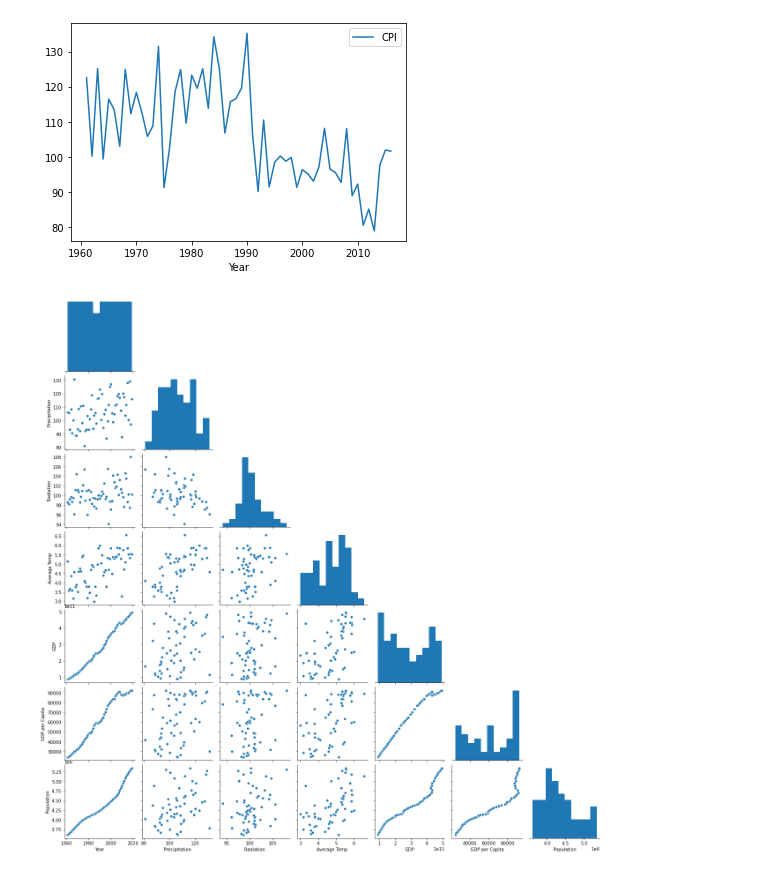
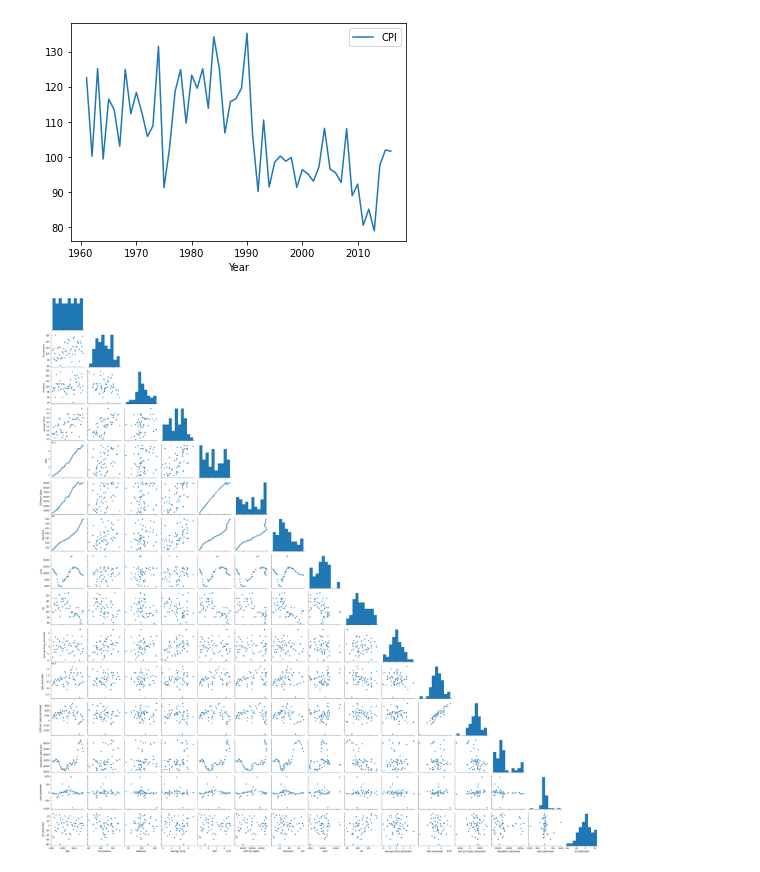
Before and after one commit to LuukOudshoorn25/MultivariateEconometrics, a Jupyter notebook: Multivariate Econometrics.ipynb, the cells around one changed output. Drawn from its saved outputs; the diff is of its cells as text; code cells hidden in the pictures.

```diff
--- a/Multivariate Econometrics.ipynb
+++ b/Multivariate Econometrics.ipynb
@@ -8,7 +8,7 @@ import pandas as pd
 import seaborn as sns
 from statsmodels.tsa.stattools import adfuller
 # %%
-plt.style.use('/home/luuk/Documents/MNRAS_Style.mplstyle')
+#plt.style.use('/home/luuk/Documents/MNRAS_Style.mplstyle')
 # %%
 # Read in the Excel file with the data
 df = pd.read_excel('./MVE_assignment_2020_dataset.xlsx')
@@ -144,7 +144,7 @@ df.loc['Norway'].plot(x='Year',y='CPI')
 [figure]
 [figure]
 # %%
-sns.pairplot(df.loc['Norway'].reset_index(),corner=True)
+sns.pairplot(preprocessed.detrended.loc['Norway'].reset_index().dropna(),corner=True)
 plt.show()
 # %% [output]
-[figure, old version]
+[figure, new version]
```
Also changed, not shown: parts of 10 cells of this notebook.
